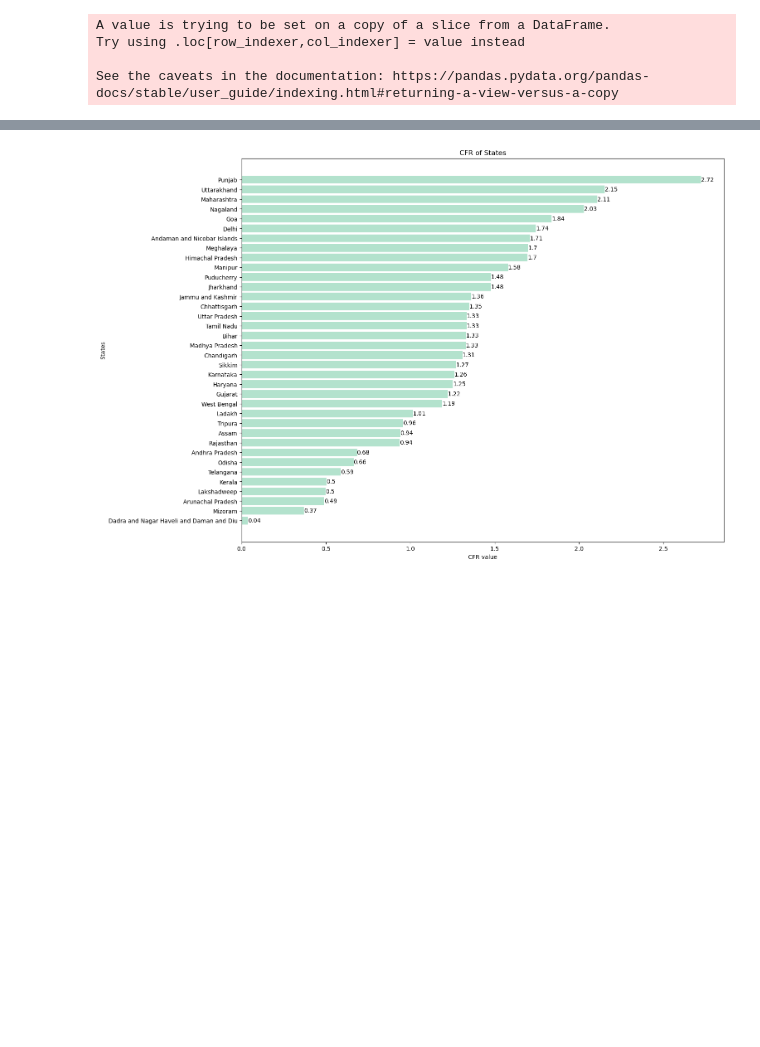
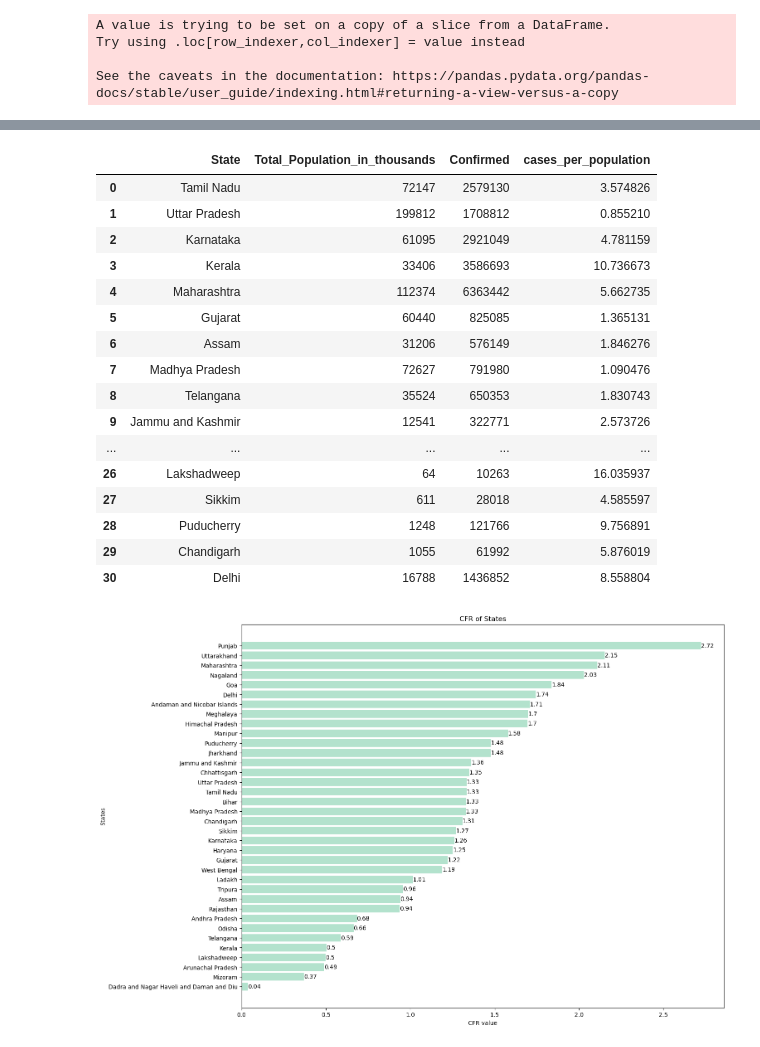
Before and after one commit to aman302002/DataScience_Project, a Jupyter notebook: Codes.ipynb, the cells around one changed output, grey strips where cells are left out. Saved outputs shown, nothing was run; the diff lists cells and outputs as text; code cells hidden in the pictures; blank space fills up the shorter version.

```diff
--- a/cases.ipynb
+++ b/Codes.ipynb
@@ -86,3 +86,17 @@ A value is trying to be set on a copy of a slice from a DataFrame.
 Try using .loc[row_indexer,col_indexer] = value instead
 
 See the caveats in the documentation: https://pandas.pydata.org/pandas-docs/stable/user_guide/indexing.html#returning-a-view-versus-a-copy
+# %%
+# Read data from the CSV files
+hospital_beds_df = pd.read_csv("Hospital_Beds - Sheet1.csv")
+covid_df = total_data
+
+# Select the required columns from each DataFrame
+hospital_beds_subset = hospital_beds_df[['State', 'Total_Population_in_thousands']]
+covid_subset = covid_df[['State', 'Confirmed']]
+
+# Merge the data based on the common "State" column
+merged_df = pd.merge(hospital_beds_subset, covid_subset, on='State')
+
+# Display the resulting DataFrame
+print(merged_df)
@@ -88,0 +121,21 @@ See the caveats in the documentation: https://pandas.pydata.org/pandas-docs/stab
+# %%
+merged_df['cases_per_population'] = (merged_df['Confirmed']*100)/(merged_df['Total_Population_in_thousands']*1000)
+merged_df
+# %% [output]
+|  | State | Total_Population_in_thousands | Confirmed | cases_per_population |
+| 0 | Tamil Nadu | 72147 | 2579130 | 3.574826 |
+| 1 | Uttar Pradesh | 199812 | 1708812 | 0.855210 |
+| 2 | Karnataka | 61095 | 2921049 | 4.781159 |
+| 3 | Kerala | 33406 | 3586693 | 10.736673 |
+| 4 | Maharashtra | 112374 | 6363442 | 5.662735 |
+| 5 | Gujarat | 60440 | 825085 | 1.365131 |
+| 6 | Assam | 31206 | 576149 | 1.846276 |
+| 7 | Madhya Pradesh | 72627 | 791980 | 1.090476 |
+| 8 | Telangana | 35524 | 650353 | 1.830743 |
+| 9 | Jammu and Kashmir | 12541 | 322771 | 2.573726 |
+| ... | ... | ... | ... | ... |
+| 26 | Lakshadweep | 64 | 10263 | 16.035937 |
+| 27 | Sikkim | 611 | 28018 | 4.585597 |
+| 28 | Puducherry | 1248 | 121766 | 9.756891 |
+| 29 | Chandigarh | 1055 | 61992 | 5.876019 |
+| 30 | Delhi | 16788 | 1436852 | 8.558804 |
```
Also changed, not shown: parts of 6 cells of this notebook, 3 other files.
